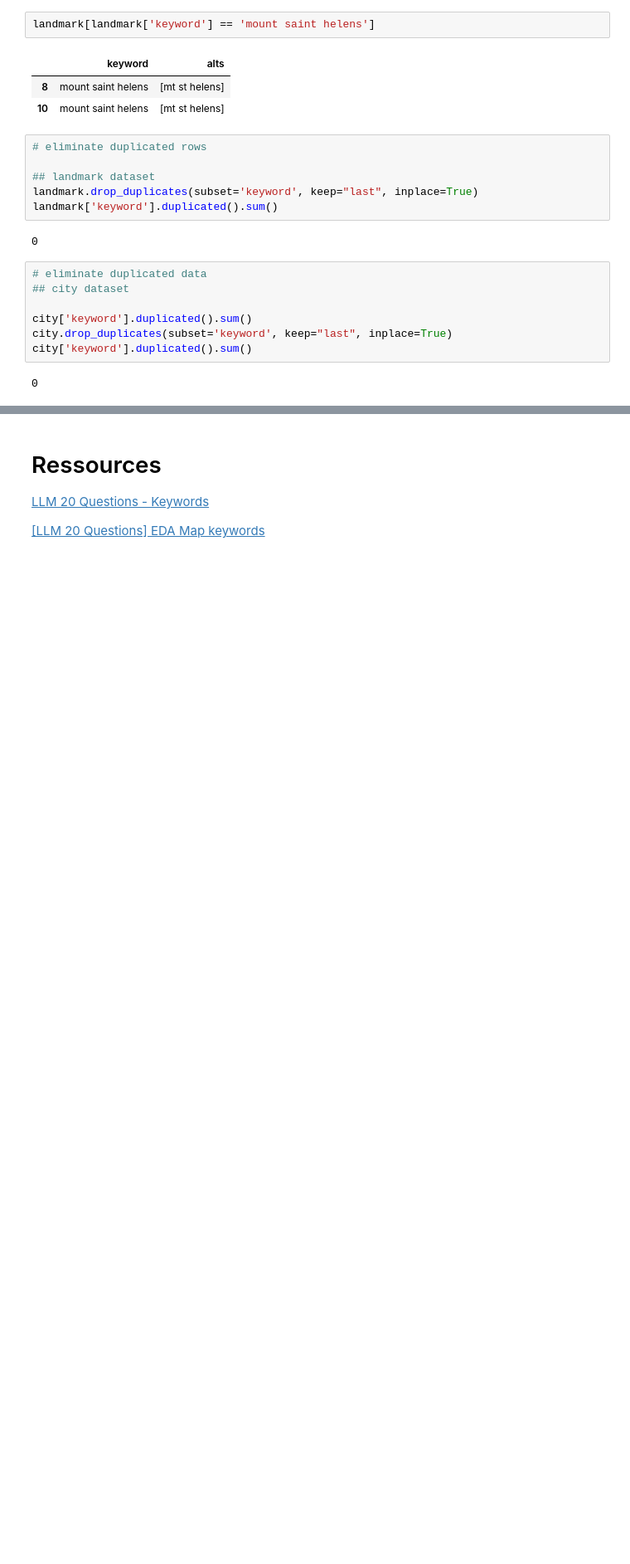
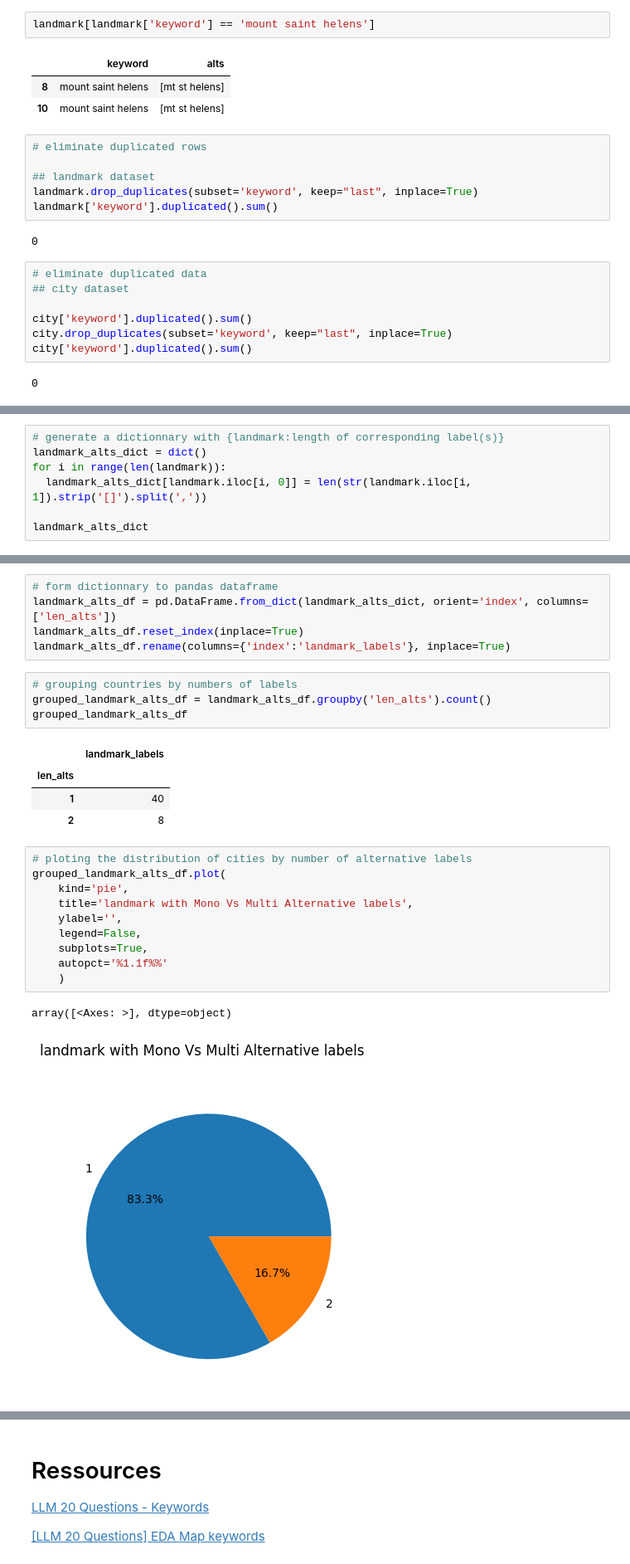
Before and after one commit to mzaoualim/Kaggle_LLM_20_Questions, a Jupyter notebook: Quick_EDA.ipynb, the cells around one changed output, grey strips where cells are left out. Shown: that part at 83% size. Saved outputs shown, nothing was run; the diff lists cells and outputs as text; blank space fills up the shorter version.

```diff
--- a/Quick_EDA.ipynb
+++ b/Quick_EDA.ipynb
@@ -377,0 +492,7 @@ p.plot(kind='bar')
+# %%
+# generate a dictionnary with {landmark:length of corresponding label(s)}
+landmark_alts_dict = dict()
+for i in range(len(landmark)):
+  landmark_alts_dict[landmark.iloc[i, 0]] = len(str(landmark.iloc[i, 1]).strip('[]').split(','))
+
+landmark_alts_dict
@@ -377,0 +521,27 @@ p.plot(kind='bar')
+# %%
+# form dictionnary to pandas dataframe
+landmark_alts_df = pd.DataFrame.from_dict(landmark_alts_dict, orient='index', columns=['len_alts'])
+landmark_alts_df.reset_index(inplace=True)
+landmark_alts_df.rename(columns={'index':'landmark_labels'}, inplace=True)
+# %%
+# grouping countries by numbers of labels
+grouped_landmark_alts_df = landmark_alts_df.groupby('len_alts').count()
+grouped_landmark_alts_df
+# %% [output]
+|  | landmark_labels |
+| len_alts |  |
+| 1 | 40 |
+| 2 | 8 |
+# %%
+# ploting the distribution of cities by number of alternative labels
+grouped_landmark_alts_df.plot(
+    kind='pie',
+    title='landmark with Mono Vs Multi Alternative labels',
+    ylabel='',
+    legend=False,
+    subplots=True,
+    autopct='%1.1f%%'
+    )
+# %% [output]
+array([<Axes: >], dtype=object)
+[figure, added]
```
Also changed, not shown: parts of 50 cells of this notebook.
